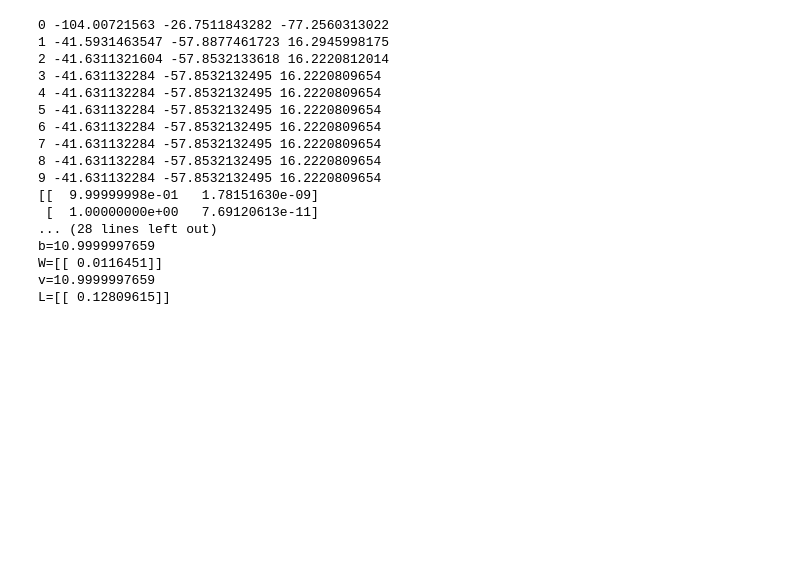
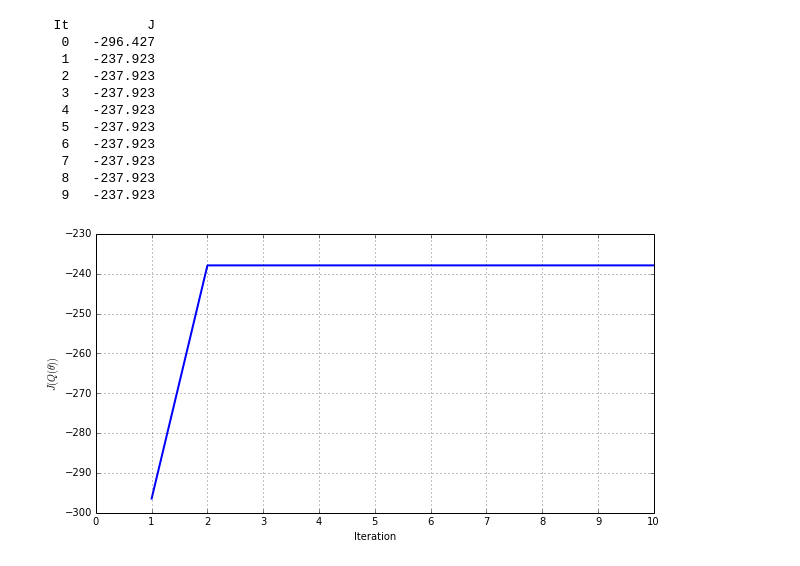
Before and after one commit to cangermueller/varinf, a Jupyter notebook: doc/mixgauss.ipynb, the cells around one changed output. Drawn from its saved outputs; the diff is of its cells as text; code cells hidden in the pictures; blank space fills up the shorter version.

```diff
--- a/doc/mixgauss.ipynb
+++ b/doc/mixgauss.ipynb
@@ -91,42 +116,26 @@ L=[[ 0.69966896]]
 # %%
 np.random.seed(0)
 D = 1
-X = np.vstack((np.random.normal(-10.0, 1.0, 10).reshape((10, D)),
-               np.random.normal(10.0, 1.0, 10).reshape((10, D))
-               ))
+X1 = np.random.normal(-10.0, 1.0, 50).reshape((50, D))
+X2 = np.random.normal(10.0, 1.0, 50).reshape((50, D))
+X = np.vstack((X1, X2))
 
 K=2
 p_pi, p_nw = mixgauss.prior_uninformative(D, K)
-q_pi0 = np.array([0.5, 0.5])
-q_nw0 = []
-q_nw0.append(mixgauss.NormalWishartParams(u=np.array([-0.1]),
-                                          b=10,
-                                          W=np.array([[1.0]]),
-                                          v=10)
-             )
-q_nw0.append(mixgauss.NormalWishartParams(u=np.array([0.0]),
-                                          b=10,
-                                          W=np.array([[1.0]]),
-                                          v=10)
-             )
+q0 = mixgauss.q0_random(X.shape[0], D, K)
 
-q_z, q_pi, q_nw = mixgauss.infer_q(X, p_pi, p_nw, q_pi0, q_nw0, maxit=10)
-print_q(q_z, q_pi, q_nw)
+q_it, j_it = mixgauss.infer_q(X, p_pi, p_nw, q0, maxit=10)
+plot_j_it(j_it)
 # %% [output]
-0 -104.00721563 -26.7511843282 -77.2560313022
-1 -41.5931463547 -57.8877461723 16.2945998175
-2 -41.6311321604 -57.8532133618 16.2220812014
-3 -41.631132284 -57.8532132495 16.2220809654
-4 -41.631132284 -57.8532132495 16.2220809654
-5 -41.631132284 -57.8532132495 16.2220809654
-6 -41.631132284 -57.8532132495 16.2220809654
-7 -41.631132284 -57.8532132495 16.2220809654
-8 -41.631132284 -57.8532132495 16.2220809654
-9 -41.631132284 -57.8532132495 16.2220809654
-[[  9.99999998e-01   1.78151630e-09]
- [  1.00000000e+00   7.69120613e-11]
-... (28 lines left out)
-b=10.9999997659
-W=[[ 0.0116451]]
-v=10.9999997659
-L=[[ 0.12809615]]
+  It          J
+   0   -296.427
+   1   -237.923
+   2   -237.923
+   3   -237.923
+   4   -237.923
+   5   -237.923
+   6   -237.923
+   7   -237.923
+   8   -237.923
+   9   -237.923
+[figure, added]
```
Also changed, not shown: parts of 18 cells of this notebook, 2 other files.
